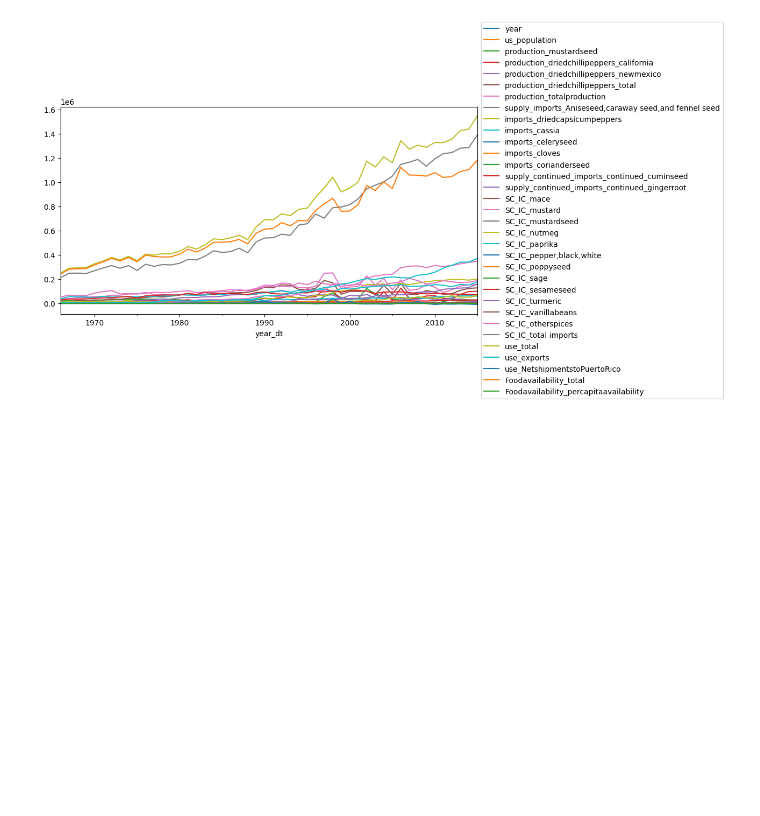
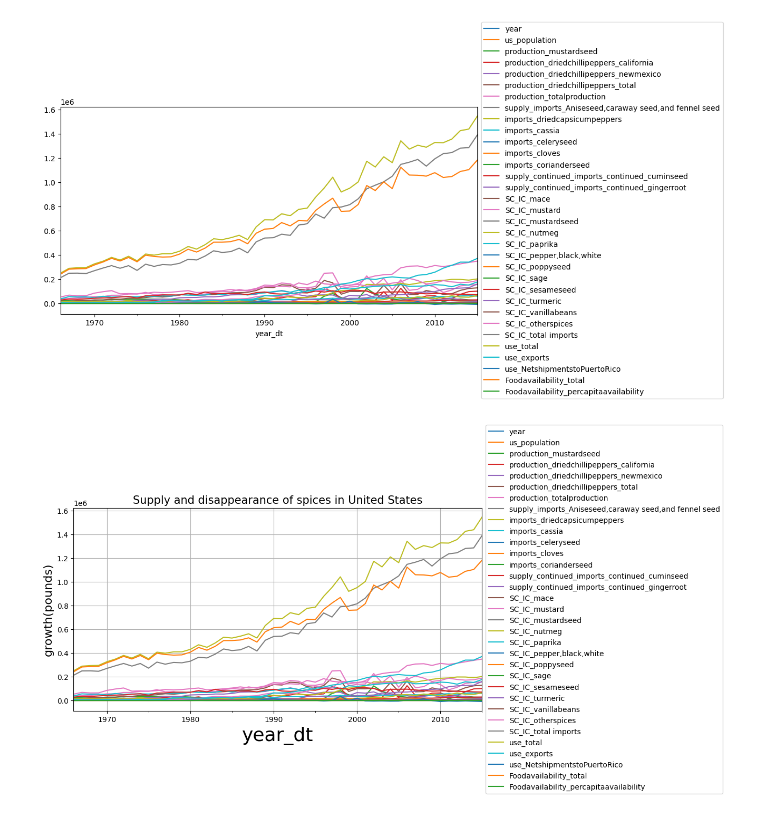
Before and after one commit to shinsooha/DATAproject, a Jupyter notebook: coffee.ipynb, the cells around one changed output. Drawn from its saved outputs; the diff is of its cells as text; code cells hidden in the pictures; blank space fills up the shorter version.

```diff
--- a/coffee.ipynb
+++ b/coffee.ipynb
@@ -506,3 +533,12 @@ spice_df.plot().legend(loc="center left", bbox_to_anchor=(1.0, 0.5))
 # %% [output]
 <matplotlib.legend.Legend at 0x...>
 [figure]
+# %%
+spice_df.plot().legend(loc="center left", bbox_to_anchor=(1.0, 0.5))
+plt.title("Supply and disappearance of spices in United States", fontsize=15)
+plt.xlabel("year_dt", fontsize=26)
+plt.ylabel("growth(pounds)", fontsize=16)
+plt.grid(True)
+plt.show()
+# %% [output]
+[figure, added]
```
Also changed, not shown: parts of 3 cells of this notebook.
